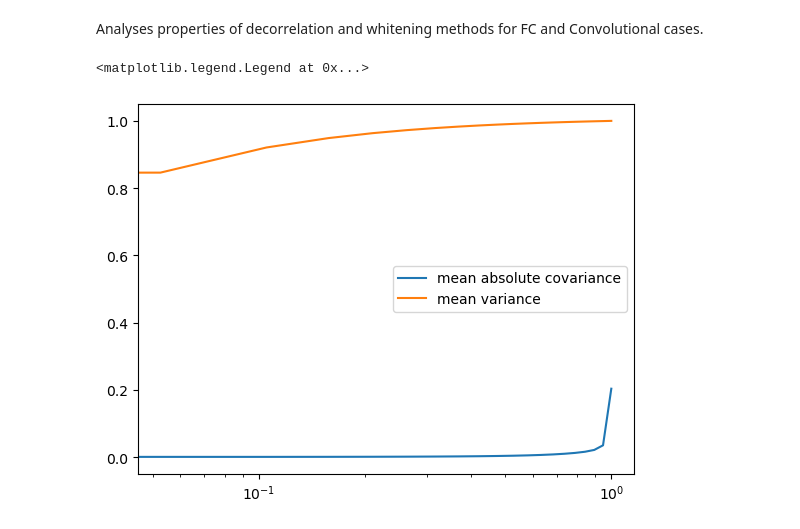
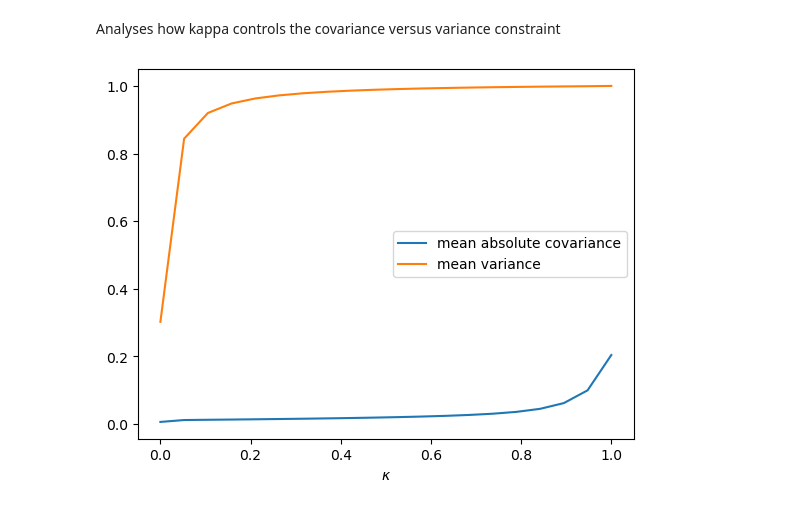
Before and after one commit to artcogsys/decorbp, a Jupyter notebook: examples/kappa_analysis.ipynb, the cells around one changed output. Saved outputs shown, nothing was run; the diff lists cells and outputs as text; code cells hidden in the pictures.

Commit message:
this has the old and new formulation of the decorrelation loss notes

```diff
--- a/examples/kappa_analysis.ipynb
+++ b/examples/kappa_analysis.ipynb
@@ -1,5 +1,5 @@
-# %% [markdown]
-Analyses properties of decorrelation and whitening methods for FC and Convolutional cases.
+# %% [markdown]
+Analyses how kappa controls the covariance versus variance constraint
 # %%
 import numpy as np
 import torch
@@ -56,16 +56,16 @@ D = np.zeros(len(kappas))
 C = np.zeros(len(kappas))
 for i, kappa in enumerate(kappas):
 
-    model = Decorrelation(in_features=num_features, bias=True, kappa=kappa).to(device)
+    model = Decorrelation(in_features=num_features, bias=False, kappa=kappa).to(device)
 
     L, A1, A2 = decorrelate(num_epochs, data, model, decor_lr)
 
     C[i] = torch.mean(lower_triangular(torch.abs(A2), offset=-1))
     D[i] = torch.mean(torch.diag(A2))
 # %%
-plt.semilogx(kappas, C)
-plt.semilogx(kappas, D)
-plt.legend(['mean absolute covariance', 'mean variance'])
+plt.plot(kappas, C)
+plt.plot(kappas, D)
+plt.xlabel('$\kappa$')
+plt.legend(['mean absolute covariance', 'mean variance']);
 # %% [output]
-<matplotlib.legend.Legend at 0x...>
-[figure, old version]
+[figure, new version]
```
Also changed, not shown: parts of 2 cells of this notebook, 4 other files.
